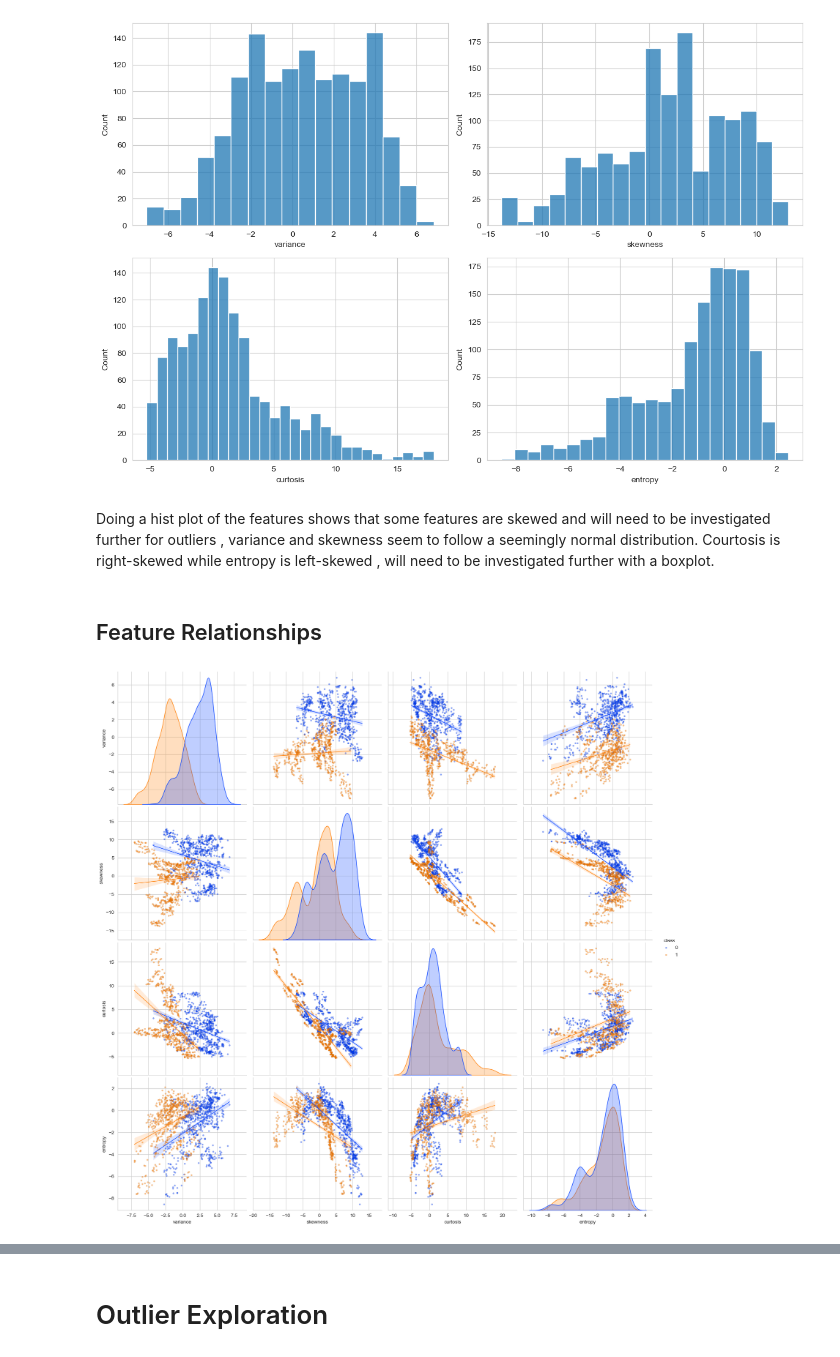
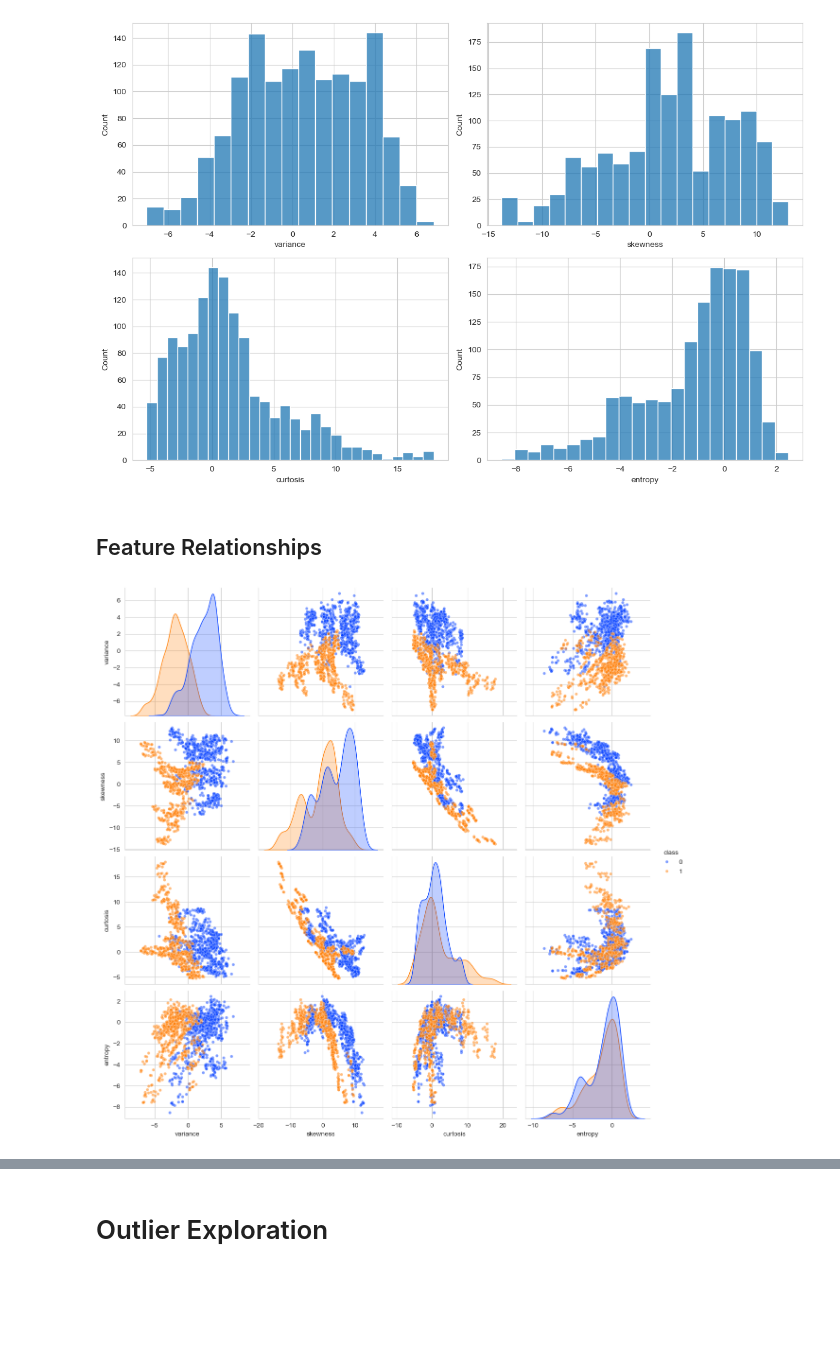
Before and after one commit to Desard1/banknote-authentication, a Jupyter notebook: notebooks/exploration.ipynb, the cells around one changed output, grey strips where cells are left out. Drawn from its saved outputs; the diff is of its cells as text; code cells hidden in the pictures; blank space fills up the shorter version.

```diff
--- a/notebooks/exploration.ipynb
+++ b/notebooks/exploration.ipynb
@@ -124,41 +106,30 @@ plt.show()
 # %% [output]
 ## Feature Distributions
 [figure]
-# %% [markdown]
-Doing a hist plot of the features shows that some features are skewed and will need to be investigated further for outliers , variance and skewness seem to follow a seemingly normal distribution.
-Courtosis is right-skewed while entropy is left-skewed , will need to be investigated further with a boxplot.
 # %%
 display(Markdown("## Feature Relationships"))
 sns.set_style("whitegrid")
 pairwiseplot =  sns.pairplot(
     data = data,
     vars =data.columns.drop("class"),
     hue = "class",
-    kind = "reg",
     palette="bright",
     plot_kws = {
-        "scatter_kws":{
-            "alpha" : 0.5 ,
-            "s":10,
-            "edgecolor":"black",
-            "linewidths":0.1
+        "alpha" : 0.5 ,
+        "s":20,
+
             },
-        "line_kws" :{
-            "linewidth":1
-            }
-        },
-    height = 4,
-    #diag_kind = "hist",
-    #diag_kws = {"bins":30},
+    height = 3,
+
 
 )
 
 pairwiseplot.savefig(
     "../images/pair_plot_hist.png",
     dpi = 300,
     bbox_inches="tight"
 )
 plt.show()
 # %% [output]
 ## Feature Relationships
-[figure, old version]
+[figure, new version]
```
Also changed, not shown: parts of 12 cells of this notebook, 1 other file.
